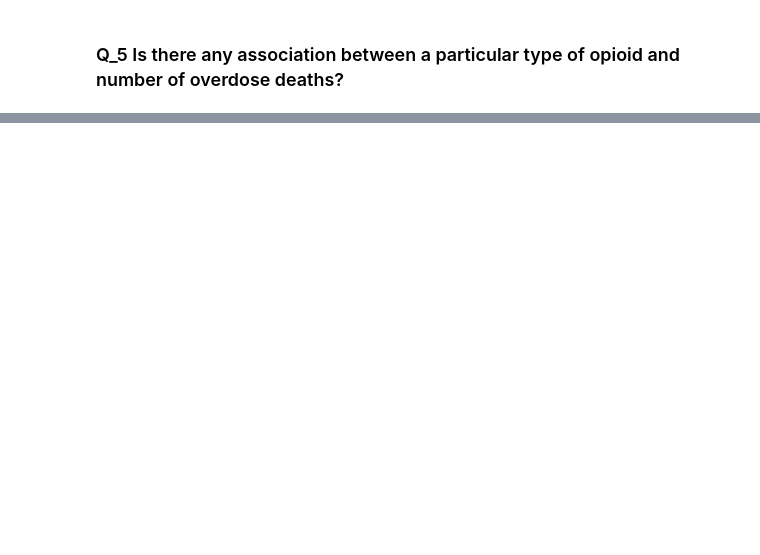
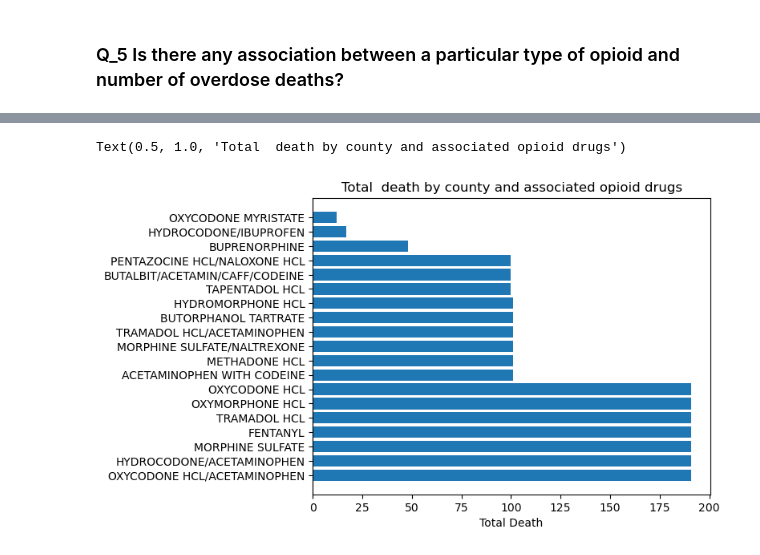
Before and after one commit to NSS-Data-Analytics-Cohort-14/prescribers-python-da14-panda_monium, a Jupyter notebook: notebooks/prescribers.ipynb, the cells around one changed output, grey strips where cells are left out. Saved outputs shown, nothing was run; the diff lists cells and outputs as text; code cells hidden in the pictures; blank space fills up the shorter version.

```diff
--- a/notebooks/prescribers.ipynb
+++ b/notebooks/prescribers.ipynb
@@ -123,0 +305,8 @@ zipfips_df.tail()
+# %%
+opioid_county_death = opioid_county_death.sort_values('total_death', ascending = False)
+plt.barh(opioid_county_death['generic_name'],  opioid_county_death['total_death'])
+plt.xlabel("Total Death")
+plt.title("Total  death by county and associated opioid drugs")
+# %% [output]
+Text(0.5, 1.0, 'Total  death by county and associated opioid drugs')
+[figure, added]
```
Also changed, not shown: parts of 28 cells of this notebook.
